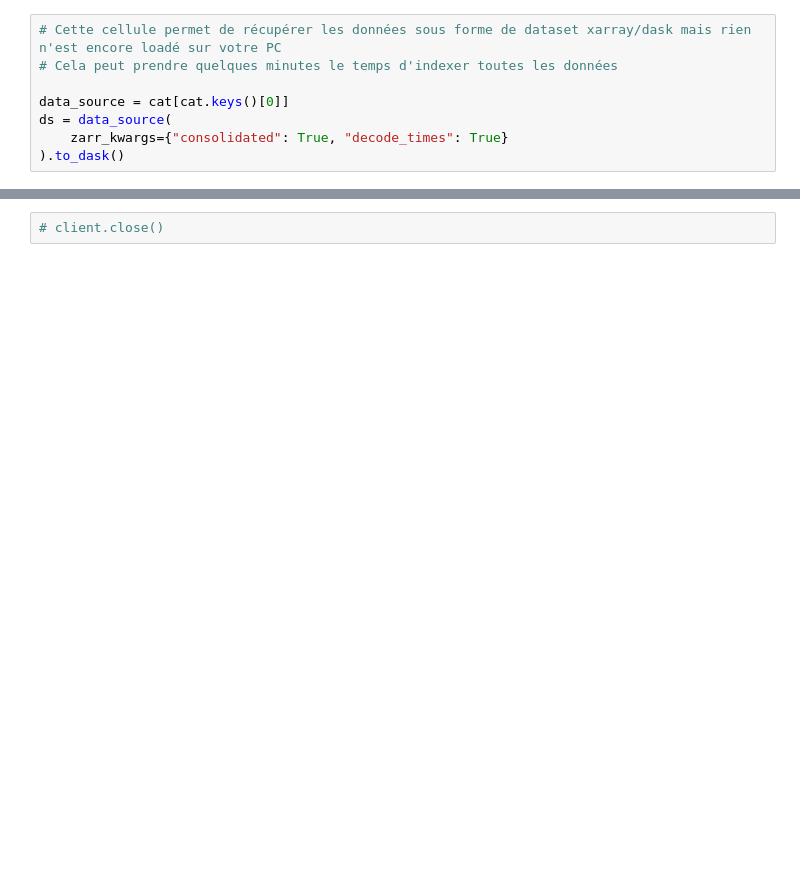
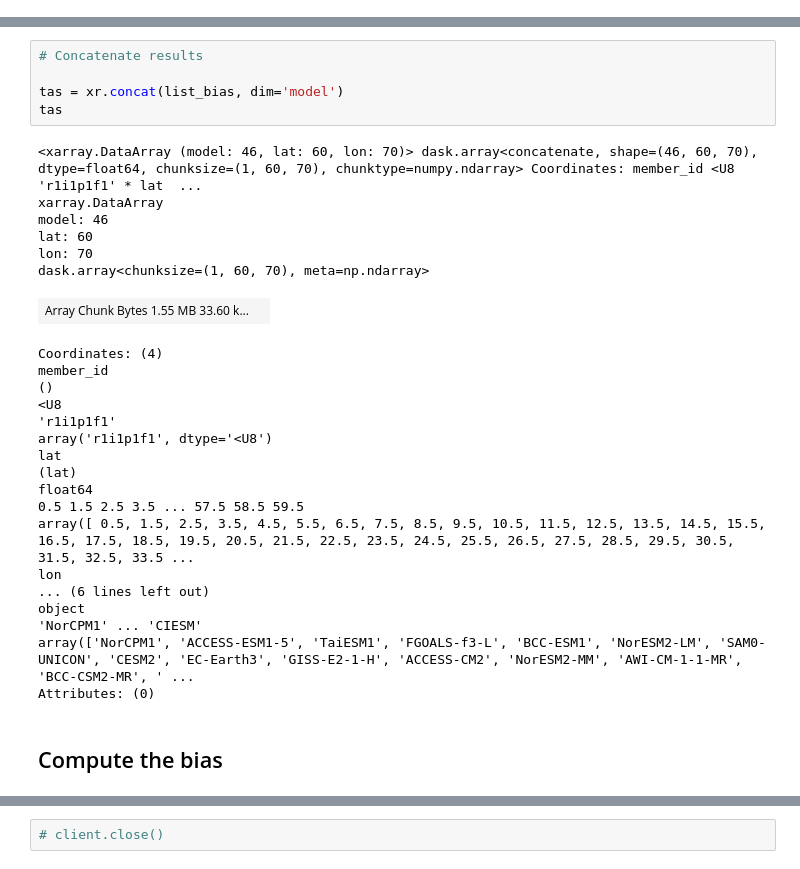
Before and after one commit to mickaellalande/PyGeoHack, a Jupyter notebook: notebooks/cold_bias_HMA_CMIP6.ipynb, the cells around one changed output, grey strips where cells are left out. Cells and saved outputs as stored; diff of their text form; blank space fills up the shorter version.

```diff
--- a/notebooks/cold_bias_HMA_CMIP6.ipynb
+++ b/notebooks/cold_bias_HMA_CMIP6.ipynb
@@ -120,8 +69,0 @@ cat.keys()
-# %%
-# Cette cellule permet de récupérer les données sous forme de dataset xarray/dask mais rien n'est encore loadé sur votre PC
-# Cela peut prendre quelques minutes le temps d'indexer toutes les données
-
-data_source = cat[cat.keys()[0]]
-ds = data_source(
-    zarr_kwargs={"consolidated": True, "decode_times": True}
-).to_dask()
@@ -131,0 +197,32 @@ ds
+# %%
+# Concatenate results
+
+tas = xr.concat(list_bias, dim='model')
+tas
+# %% [output]
+<xarray.DataArray (model: 46, lat: 60, lon: 70)> dask.array<concatenate, shape=(46, 60, 70), dtype=float64, chunksize=(1, 60, 70), chunktype=numpy.ndarray> Coordinates: member_id <U8 'r1i1p1f1' * lat  ...
+xarray.DataArray
+model: 46
+lat: 60
+lon: 70
+dask.array<chunksize=(1, 60, 70), meta=np.ndarray>
+| Array Chunk Bytes 1.55 MB 33.60 k... |  |
+Coordinates: (4)
+member_id
+()
+<U8
+'r1i1p1f1'
+array('r1i1p1f1', dtype='<U8')
+lat
+(lat)
+float64
+0.5 1.5 2.5 3.5 ... 57.5 58.5 59.5
+array([ 0.5, 1.5, 2.5, 3.5, 4.5, 5.5, 6.5, 7.5, 8.5, 9.5, 10.5, 11.5, 12.5, 13.5, 14.5, 15.5, 16.5, 17.5, 18.5, 19.5, 20.5, 21.5, 22.5, 23.5, 24.5, 25.5, 26.5, 27.5, 28.5, 29.5, 30.5, 31.5, 32.5, 33.5 ...
+lon
+... (6 lines left out)
+object
+'NorCPM1' ... 'CIESM'
+array(['NorCPM1', 'ACCESS-ESM1-5', 'TaiESM1', 'FGOALS-f3-L', 'BCC-ESM1', 'NorESM2-LM', 'SAM0-UNICON', 'CESM2', 'EC-Earth3', 'GISS-E2-1-H', 'ACCESS-CM2', 'NorESM2-MM', 'AWI-CM-1-1-MR', 'BCC-CSM2-MR', ' ...
+Attributes: (0)
+# %% [markdown]
+## Compute the bias
```
Also changed, not shown: parts of 64 cells of this notebook, 22 other files.
